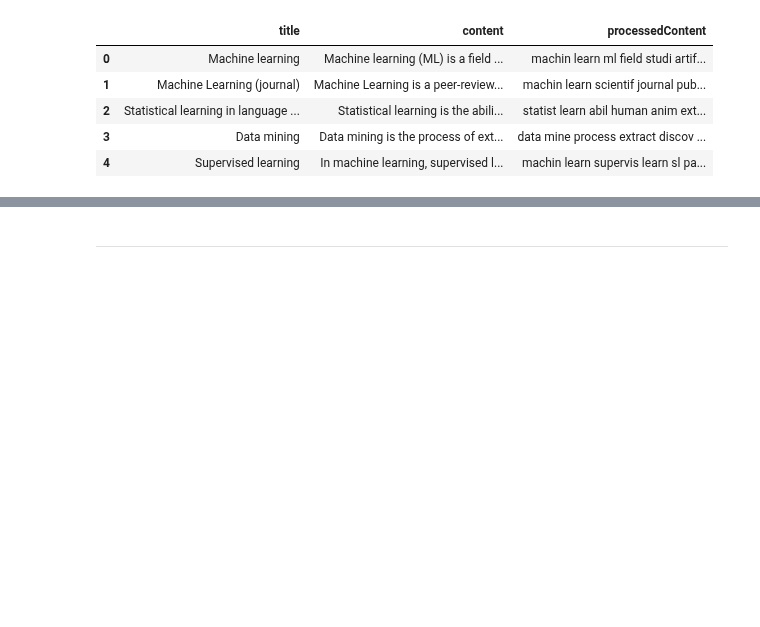
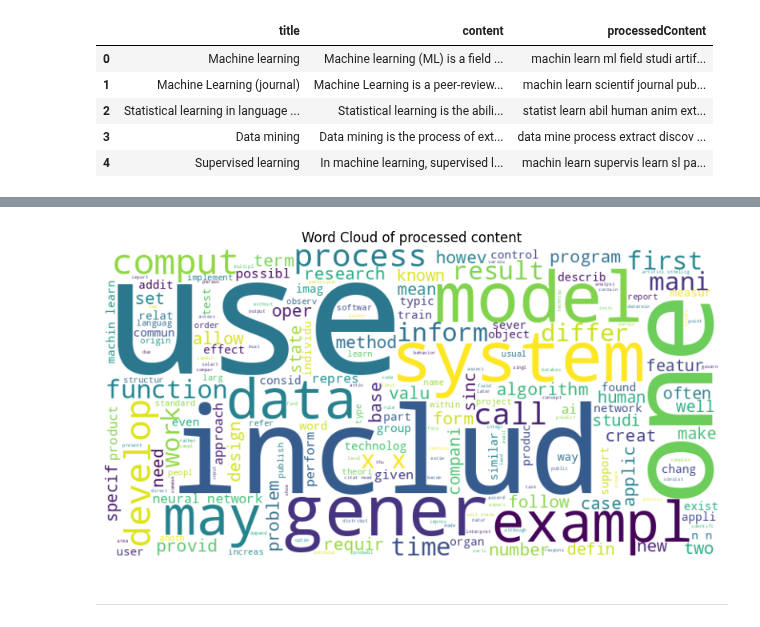
Before and after one commit to mmartyna123/InformationRetrieval, a Jupyter notebook: Project_Wiki/wiki_working_version.ipynb, the cells around one changed output, grey strips where cells are left out. Cells and saved outputs as stored; diff of their text form; code cells hidden in the pictures; blank space fills up the shorter version.

```diff
--- a/Project_Wiki/wiki_working_version.ipynb
+++ b/Project_Wiki/wiki_working_version.ipynb
@@ -255,3 +301,7 @@ df[columnstoUse].head()
+# %%
+plot_word_cloud(df['processedContent'], name='Word Cloud of processed content')
+# %% [output]
+[figure, added]
 # %% [markdown]
 -----------
 # %% [markdown]
```
Also changed, not shown: parts of 36 cells of this notebook.
